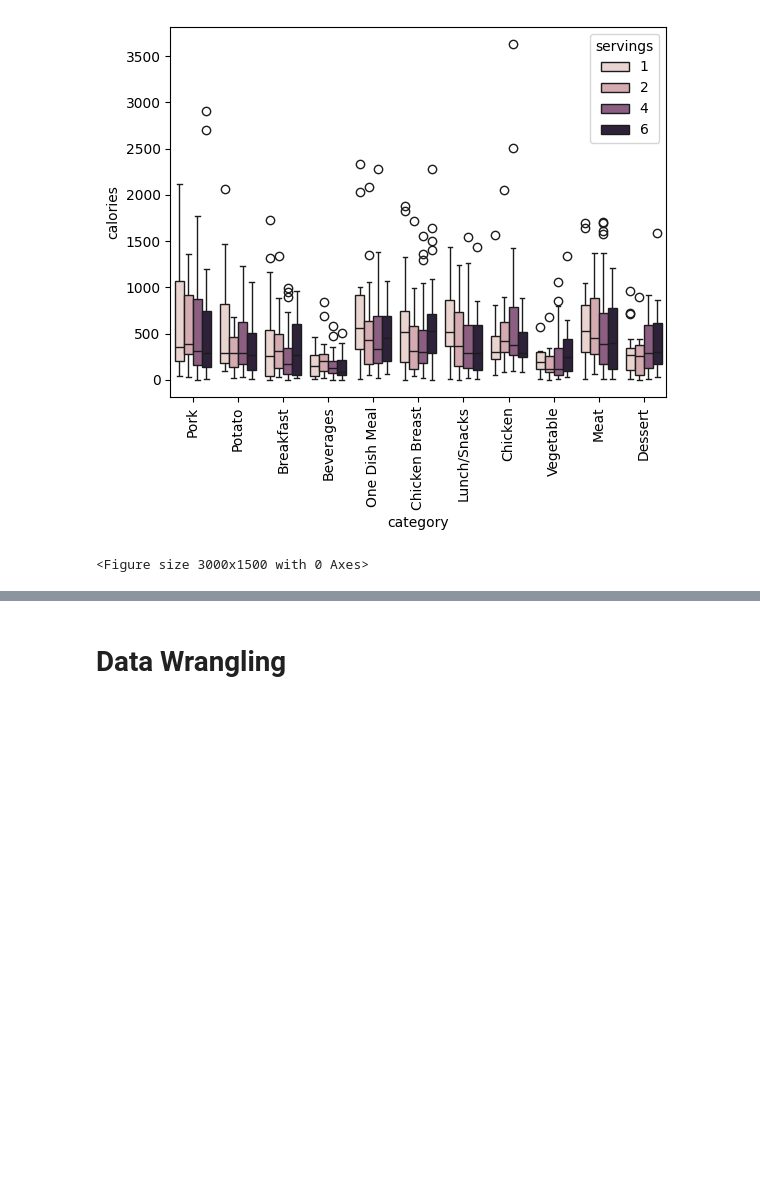
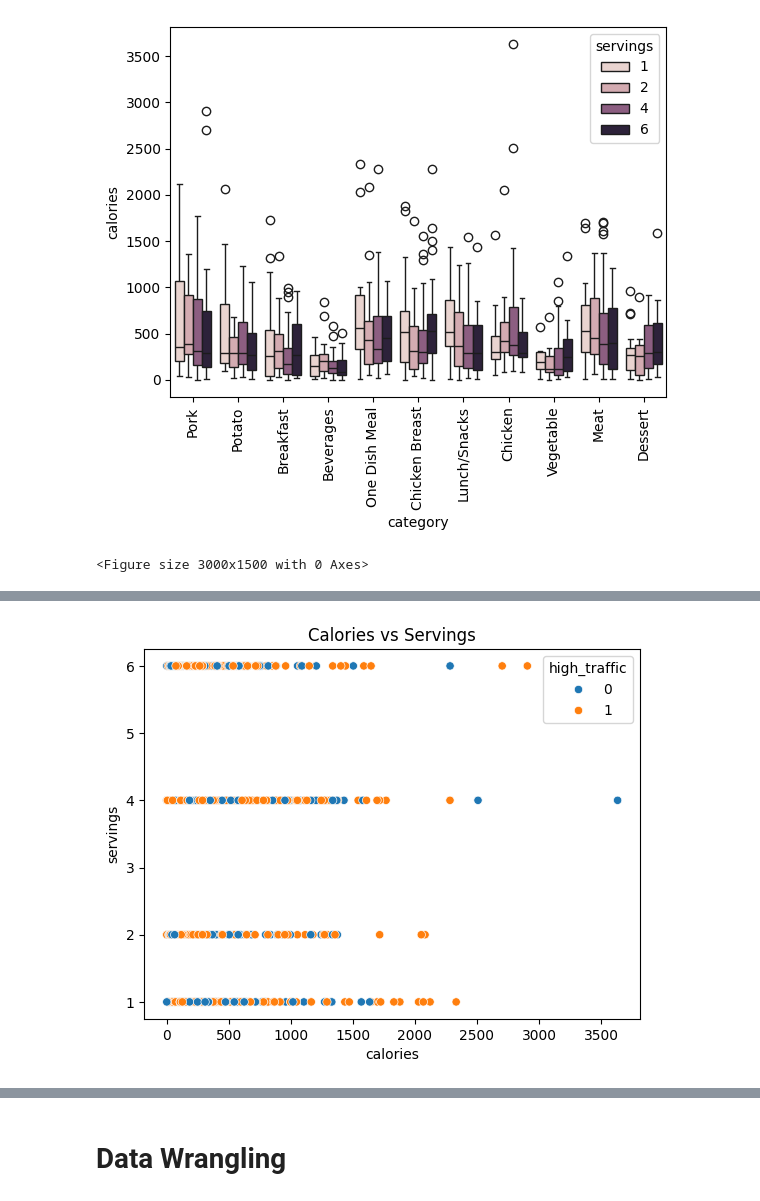
Before and after one commit to callysthenes/recipe_site_traffic, a Jupyter notebook: recipe_site_traffic.ipynb, the cells around one changed output, grey strips where cells are left out. Drawn from its saved outputs; the diff is of its cells as text; code cells hidden in the pictures; blank space fills up the shorter version.

```diff
--- a/recipe_site_traffic.ipynb
+++ b/recipe_site_traffic.ipynb
@@ -363,0 +403,7 @@ plt.figure(figsize=(30,15))
+# %%
+#scatterplot of calories and servings against high_traffic
+plt.title('Calories vs Servings')
+sns.scatterplot(x='calories', y='servings', data=df, hue='high_traffic')
+plt.show()
+# %% [output]
+[figure, added]
```
Also changed, not shown: parts of 54 cells of this notebook.
